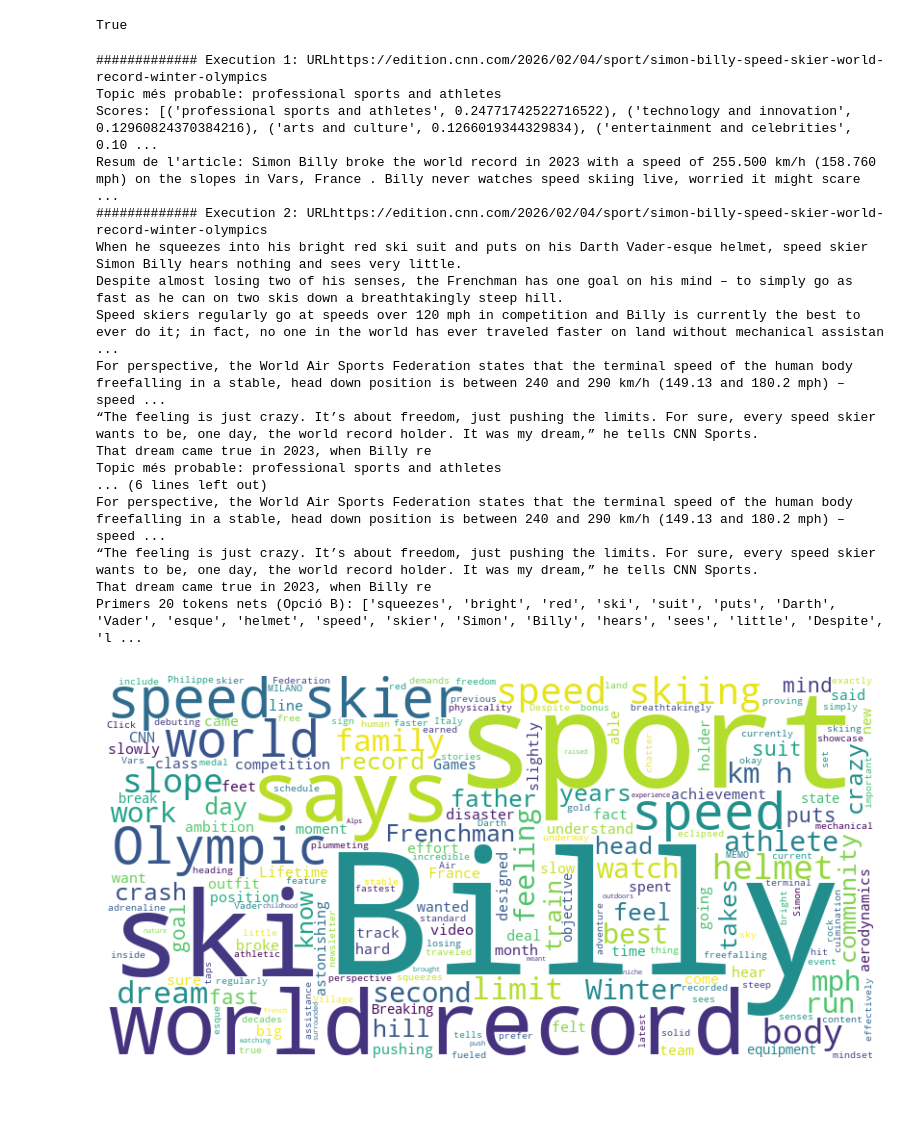
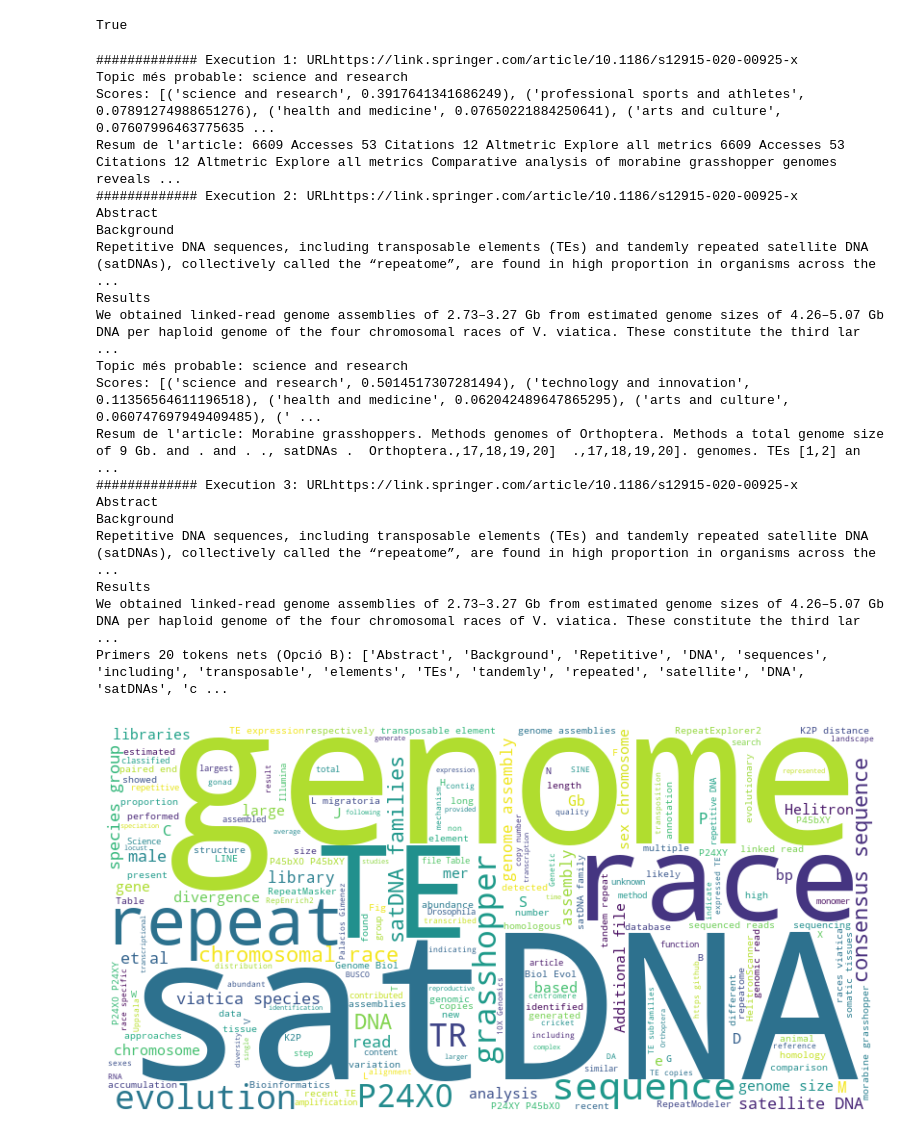
Before and after one commit to JoseGomez23/Practica-NLP, a Jupyter notebook: nlp_alvaro.ipynb, the cells around one changed output. Saved outputs shown, nothing was run; the diff lists cells and outputs as text; code cells hidden in the pictures; blank space fills up the shorter version.

```diff
--- a/nlp_alvaro.ipynb
+++ b/nlp_alvaro.ipynb
@@ -132,6 +132,7 @@ def classifier_a(data):
     possible_labels = [
         "professional sports and athletes",
         "government and political institutions",
+        "armed conflicts and wars",
         "international political relations",
         "economic and financial news",
         "science and research",
@@ -396,51 +397,56 @@ def save_results(results, num):
 # %%
 def main():
 
-    # urls = ["https://link.springer.com/article/10.1186/s12915-020-00925-x",
-            # "https://english.elpais.com/international/2026-02-04/palestinians-who-fled-horror-encounter-israeli-obstacles-in-attempt-to-return-to-gaza.html",
-            # "https://www.bbc.com/sport/articles/c205r73r0z3o",
-            # "https://edition.cnn.com/2026/02/05/business/europe-economic-independence-united-states-intl",
-            # "https://english.elpais.com/science-tech/2026-02-04/discovery-of-brain-network-that-links-body-and-mind-could-open-the-door-to-better-parkinsons-treatments.html"]
-    urls = ["https://edition.cnn.com/2026/02/04/sport/simon-billy-speed-skier-world-record-winter-olympics"]
+    urls = ["https://link.springer.com/article/10.1186/s12915-020-00925-x",
+            "https://english.elpais.com/international/2026-02-04/palestinians-who-fled-horror-encounter-israeli-obstacles-in-attempt-to-return-to-gaza.html",
+            "https://www.bbc.com/sport/articles/c205r73r0z3o",
+            "https://edition.cnn.com/2026/02/05/business/europe-economic-independence-united-states-intl",
+            "https://english.elpais.com/science-tech/2026-02-04/discovery-of-brain-network-that-links-body-and-mind-could-open-the-door-to-better-parkinsons-treatments.html"]
+    # urls = ["https://english.elpais.com/science-tech/2026-02-04/discovery-of-brain-network-that-links-body-and-mind-could-open-the-door-to-better-parkinsons-treatments.html"]
     for url in urls:
         print(f"############# Execution 1: URL{url}")
         execution_1(url)
 
         print(f"############# Execution 2: URL{url}")
         execution_2(url)
 
         print(f"############# Execution 3: URL{url}")
         execution_3(url)
 
         print(f"############# Execution 4: URL{url}")
         execution_4(url)
 
         print(f"############# Execution 5: URL{url}")
         execution_5(url)
 
-    print("Execution Results Summary:")
-    for key, value in execution_results.items():
-        print(f"{key}: Topic - {value['topic']}, Score - {value['score']}")
+        print("Execution Results Summary:")
+        for key, value in execution_results.items():
+            print(f"{key}: Topic - {value['topic']}, Score - {value['score']}")
+
+        print("\n")
 
 
 
 main()
 # %% [output]
-############# Execution 1: URLhttps://edition.cnn.com/2026/02/04/sport/simon-billy-speed-skier-world-record-winter-olympics
-Topic més probable: professional sports and athletes
-Scores: [('professional sports and athletes', 0.24771742522716522), ('technology and innovation', 0.12960824370384216), ('arts and culture', 0.1266019344329834), ('entertainment and celebrities', 0.10 ...
-Resum de l'article: Simon Billy broke the world record in 2023 with a speed of 255.500 km/h (158.760 mph) on the slopes in Vars, France . Billy never watches speed skiing live, worried it might scare  ...
-############# Execution 2: URLhttps://edition.cnn.com/2026/02/04/sport/simon-billy-speed-skier-world-record-winter-olympics
-When he squeezes into his bright red ski suit and puts on his Darth Vader-esque helmet, speed skier Simon Billy hears nothing and sees very little.
-Despite almost losing two of his senses, the Frenchman has one goal on his mind – to simply go as fast as he can on two skis down a breathtakingly steep hill.
-Speed skiers regularly go at speeds over 120 mph in competition and Billy is currently the best to ever do it; in fact, no one in the world has ever traveled faster on land without mechanical assistan ...
-For perspective, the World Air Sports Federation states that the terminal speed of the human body freefalling in a stable, head down position is between 240 and 290 km/h (149.13 and 180.2 mph) – speed ...
-“The feeling is just crazy. It’s about freedom, just pushing the limits. For sure, every speed skier wants to be, one day, the world record holder. It was my dream,” he tells CNN Sports.
-That dream came true in 2023, when Billy re
-Topic més probable: professional sports and athletes
-... (6 lines left out)
-For perspective, the World Air Sports Federation states that the terminal speed of the human body freefalling in a stable, head down position is between 240 and 290 km/h (149.13 and 180.2 mph) – speed ...
-“The feeling is just crazy. It’s about freedom, just pushing the limits. For sure, every speed skier wants to be, one day, the world record holder. It was my dream,” he tells CNN Sports.
-That dream came true in 2023, when Billy re
-Primers 20 tokens nets (Opció B): ['squeezes', 'bright', 'red', 'ski', 'suit', 'puts', 'Darth', 'Vader', 'esque', 'helmet', 'speed', 'skier', 'Simon', 'Billy', 'hears', 'sees', 'little', 'Despite', 'l ...
+############# Execution 1: URLhttps://link.springer.com/article/10.1186/s12915-020-00925-x
+Topic més probable: science and research
+Scores: [('science and research', 0.3917641341686249), ('professional sports and athletes', 0.07891274988651276), ('health and medicine', 0.07650221884250641), ('arts and culture', 0.07607996463775635 ...
+Resum de l'article: 6609 Accesses 53 Citations 12 Altmetric Explore all metrics 6609 Accesses 53 Citations 12 Altmetric Explore all metrics Comparative analysis of morabine grasshopper genomes reveals ...
+############# Execution 2: URLhttps://link.springer.com/article/10.1186/s12915-020-00925-x
+Abstract
+Background
+Repetitive DNA sequences, including transposable elements (TEs) and tandemly repeated satellite DNA (satDNAs), collectively called the “repeatome”, are found in high proportion in organisms across the ...
+Results
+We obtained linked-read genome assemblies of 2.73–3.27 Gb from estimated genome sizes of 4.26–5.07 Gb DNA per haploid genome of the four chromosomal races of V. viatica. These constitute the third lar ...
+Topic més probable: science and research
+Scores: [('science and research', 0.5014517307281494), ('technology and innovation', 0.11356564611196518), ('health and medicine', 0.062042489647865295), ('arts and culture', 0.060747697949409485), (' ...
+Resum de l'article: Morabine grasshoppers. Methods genomes of Orthoptera. Methods a total genome size of 9 Gb. and . and . ., satDNAs .  Orthoptera.,17,18,19,20]  .,17,18,19,20]. genomes. TEs [1,2] an ...
+############# Execution 3: URLhttps://link.springer.com/article/10.1186/s12915-020-00925-x
+Abstract
+Background
+Repetitive DNA sequences, including transposable elements (TEs) and tandemly repeated satellite DNA (satDNAs), collectively called the “repeatome”, are found in high proportion in organisms across the ...
+Results
+We obtained linked-read genome assemblies of 2.73–3.27 Gb from estimated genome sizes of 4.26–5.07 Gb DNA per haploid genome of the four chromosomal races of V. viatica. These constitute the third lar ...
+Primers 20 tokens nets (Opció B): ['Abstract', 'Background', 'Repetitive', 'DNA', 'sequences', 'including', 'transposable', 'elements', 'TEs', 'tandemly', 'repeated', 'satellite', 'DNA', 'satDNAs', 'c ...
-[figure, old version]
+[figure, new version]
```
Also changed, not shown: parts of 1 cell of this notebook.
